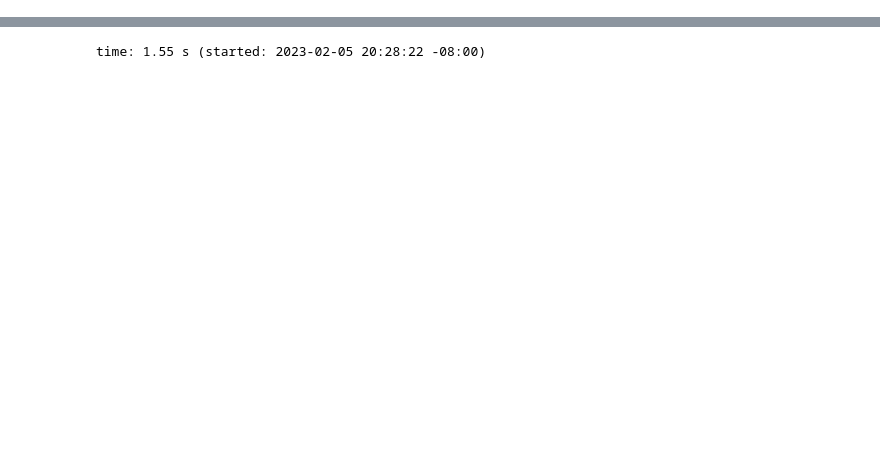
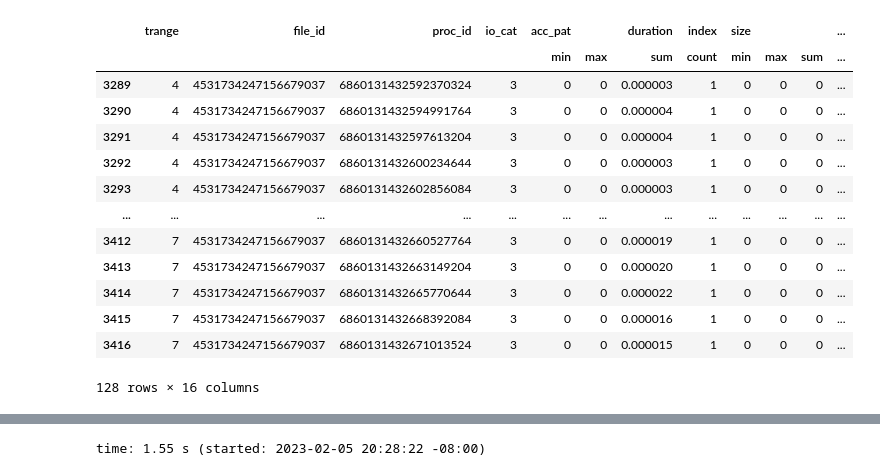
Before and after one commit to izzet/wisio, a Jupyter notebook: notebooks/recorder-cm1.ipynb, the cells around one changed output, grey strips where cells are left out. Saved outputs shown, nothing was run; the diff lists cells and outputs as text; code cells hidden in the pictures; blank space fills up the shorter version.

```diff
--- a/notebooks/recorder-cm1.ipynb
+++ b/notebooks/recorder-cm1.ipynb
@@ -109,0 +117,4 @@ time: 167 ms (started: 2023-02-07 07:23:02 -08:00)
+# %%
+pd.set_option('display.max_colwidth',1000)
+
+trange_view_top.agg({('trange', ''): 'unique', ('file_id', ''): ['unique', 'nunique'], ('proc_id', ''): ['unique', 'nunique']})
@@ -109,0 +137,19 @@ time: 167 ms (started: 2023-02-07 07:23:02 -08:00)
+# %%
+file_id_view = views[('file_id',)].compute()
+file_id_view_top = file_id_view[file_id_view['duration', 'score'] == 5]
+file_id_view_top
+# %% [output]
+|  | trange | file_id | proc_id | io_cat | acc_pat |  | duration | index | size |  |  | ... |
+|  |  |  |  |  | min | max | sum | count | min | max | sum | ... |
+| 3289 | 4 | 4531734247156679037 | 6860131432592370324 | 3 | 0 | 0 | 0.000003 | 1 | 0 | 0 | 0 | ... |
+| 3290 | 4 | 4531734247156679037 | 6860131432594991764 | 3 | 0 | 0 | 0.000004 | 1 | 0 | 0 | 0 | ... |
+| 3291 | 4 | 4531734247156679037 | 6860131432597613204 | 3 | 0 | 0 | 0.000004 | 1 | 0 | 0 | 0 | ... |
+| 3292 | 4 | 4531734247156679037 | 6860131432600234644 | 3 | 0 | 0 | 0.000003 | 1 | 0 | 0 | 0 | ... |
+| 3293 | 4 | 4531734247156679037 | 6860131432602856084 | 3 | 0 | 0 | 0.000003 | 1 | 0 | 0 | 0 | ... |
+| ... | ... | ... | ... | ... | ... | ... | ... | ... | ... | ... | ... | ... |
+| 3412 | 7 | 4531734247156679037 | 6860131432660527764 | 3 | 0 | 0 | 0.000019 | 1 | 0 | 0 | 0 | ... |
+| 3413 | 7 | 4531734247156679037 | 6860131432663149204 | 3 | 0 | 0 | 0.000020 | 1 | 0 | 0 | 0 | ... |
+| 3414 | 7 | 4531734247156679037 | 6860131432665770644 | 3 | 0 | 0 | 0.000022 | 1 | 0 | 0 | 0 | ... |
+| 3415 | 7 | 4531734247156679037 | 6860131432668392084 | 3 | 0 | 0 | 0.000016 | 1 | 0 | 0 | 0 | ... |
+| 3416 | 7 | 4531734247156679037 | 6860131432671013524 | 3 | 0 | 0 | 0.000015 | 1 | 0 | 0 | 0 | ... |
+128 rows × 16 columns
```
Also changed, not shown: parts of 18 cells of this notebook, 4 other files.
